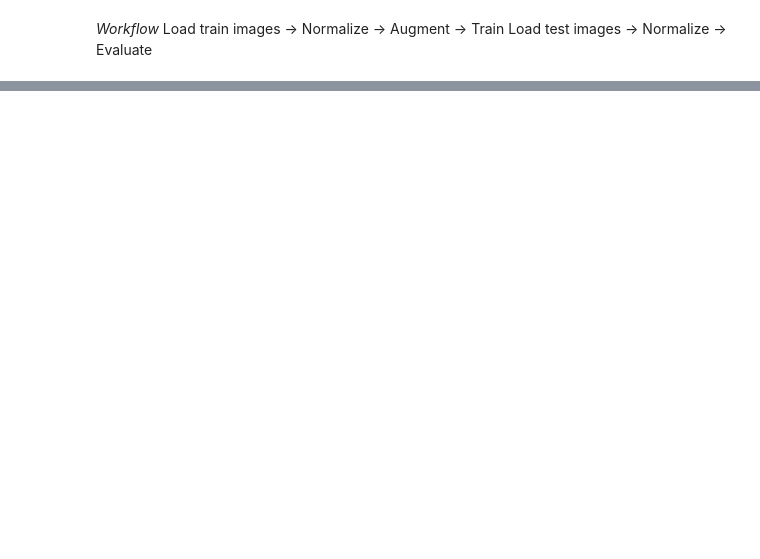
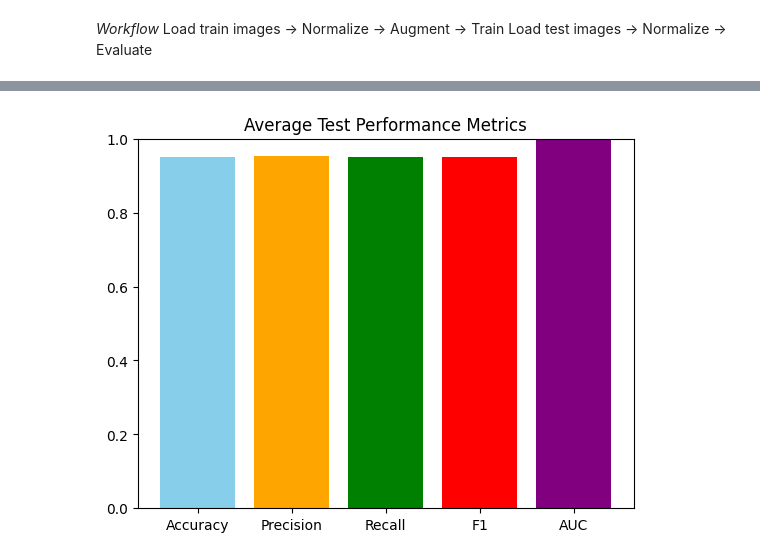
Before and after one commit to AweleChizim/aocdml, a Jupyter notebook: ocdml.ipynb, the cells around one changed output, grey strips where cells are left out. Drawn from its saved outputs; the diff is of its cells as text; code cells hidden in the pictures; blank space fills up the shorter version.

```diff
--- a/ocdml.ipynb
+++ b/ocdml.ipynb
@@ -365,12 +403,14 @@ plt.show()
 # %%
 # Test Performance Metrics Plotting
 
 metrics = ['Accuracy', 'Precision', 'Recall', 'F1', 'AUC']
-values = [0.9408, 0.8101, 0.8141, 0.8115, 0.9720]
+values = [0.9504, 0.9522, 0.9502, 0.9499, 0.9952]
 
 plt.bar(metrics, values, color=['skyblue', 'orange', 'green', 'red', 'purple'])
 plt.ylim(0, 1)
 plt.title("Average Test Performance Metrics")
 plt.show()
+# %% [output]
+[figure, added]
 # %%
 # Confusion Matrix Plotting
```
Also changed, not shown: parts of 9 cells of this notebook, 5 other files.
